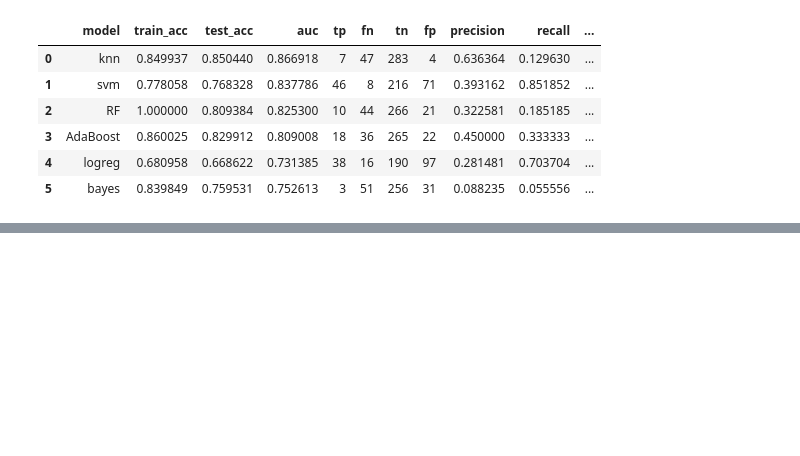
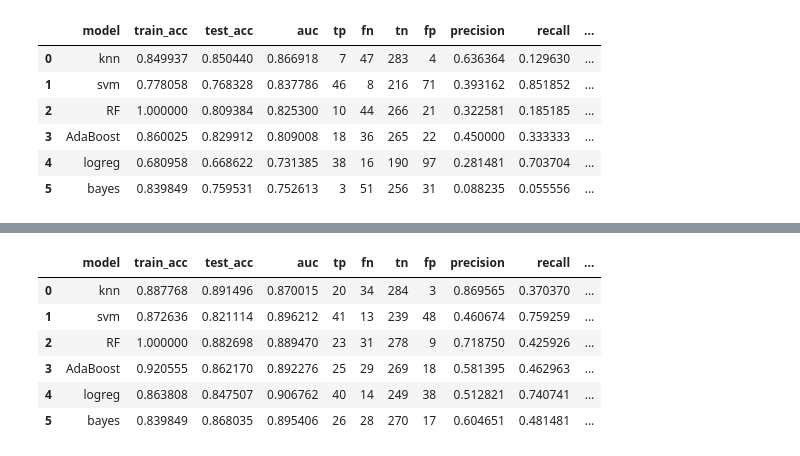
Before and after one commit to Haydost/Springboard_Portfolio, a Jupyter notebook: Capstone_1_Alzheimers_InProgress/5-Machine_Learning.ipynb, the cells around one changed output, grey strips where cells are left out. Saved outputs shown, nothing was run; the diff lists cells and outputs as text; code cells hidden in the pictures; blank space fills up the shorter version.

```diff
--- a/Capstone_1_Alzheimers_InProgress/5-Machine_Learning.ipynb
+++ b/Capstone_1_Alzheimers_InProgress/5-Machine_Learning.ipynb
@@ -1327,0 +1370,16 @@ df2
+# %%
+# slice the first 8 principal components
+Xpca_train = Xpca_train_all[:,0:8]
+Xpca_test = Xpca_test_all[:,0:8]
+# %%
+df3 = ml.run_models_pca(Xpca_train, Xpca_test, yd_train, yd_test)
+# %%
+df3
+# %% [output]
+|  | model | train_acc | test_acc | auc | tp | fn | tn | fp | precision | recall | ... |
+| 0 | knn | 0.887768 | 0.891496 | 0.870015 | 20 | 34 | 284 | 3 | 0.869565 | 0.370370 | ... |
+| 1 | svm | 0.872636 | 0.821114 | 0.896212 | 41 | 13 | 239 | 48 | 0.460674 | 0.759259 | ... |
+| 2 | RF | 1.000000 | 0.882698 | 0.889470 | 23 | 31 | 278 | 9 | 0.718750 | 0.425926 | ... |
+| 3 | AdaBoost | 0.920555 | 0.862170 | 0.892276 | 25 | 29 | 269 | 18 | 0.581395 | 0.462963 | ... |
+| 4 | logreg | 0.863808 | 0.847507 | 0.906762 | 40 | 14 | 249 | 38 | 0.512821 | 0.740741 | ... |
+| 5 | bayes | 0.839849 | 0.868035 | 0.895406 | 26 | 28 | 270 | 17 | 0.604651 | 0.481481 | ... |
```
Also changed, not shown: parts of 20 cells of this notebook, 1 other file.
